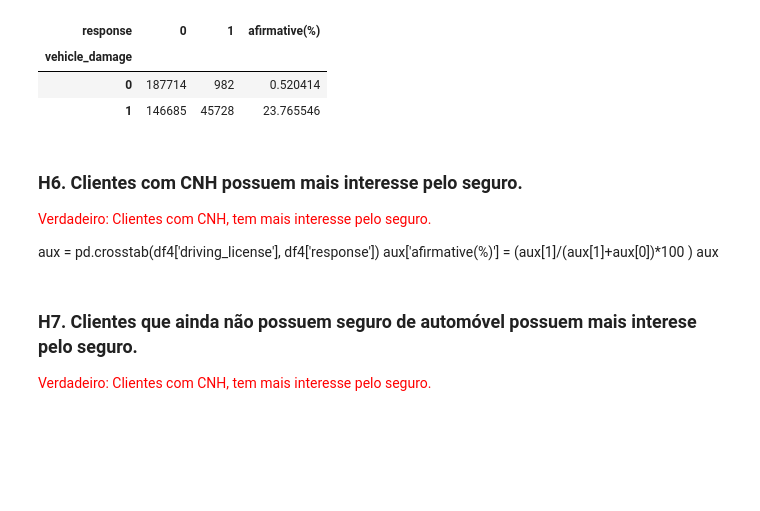
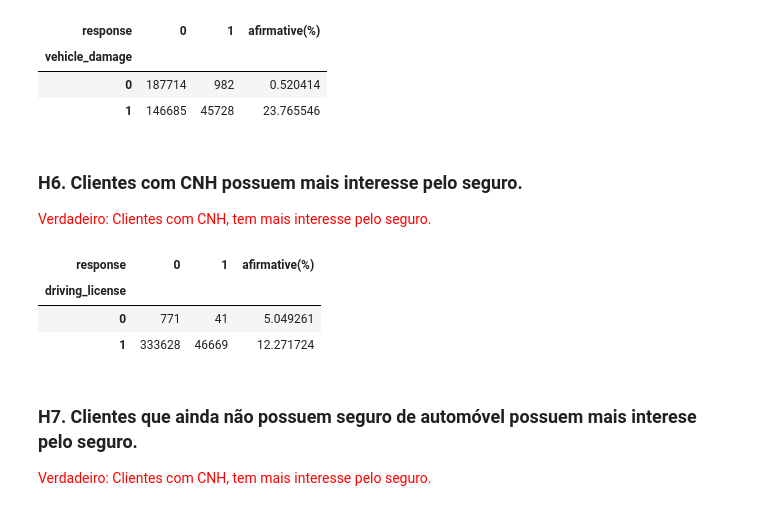
Before and after one commit to LucasAsilveira/PA04-Health-Insurance-Cross-Sell, a Jupyter notebook: Project_Health_Insurance.ipynb, the cells around one changed output. Saved outputs shown, nothing was run; the diff lists cells and outputs as text; code cells hidden in the pictures; blank space fills up the shorter version.

```diff
--- a/Project_Health_Insurance.ipynb
+++ b/Project_Health_Insurance.ipynb
@@ -864,10 +864,15 @@ aux
 # %% [markdown]
 ### H6. Clientes com CNH possuem mais interesse pelo seguro.
 <font color=red>Verdadeiro: Clientes com CNH, tem mais interesse pelo seguro.
-
-aux = pd.crosstab(df4['driving_license'], df4['response'])
-aux['afirmative(%)'] = (aux[1]/(aux[1]+aux[0])*100 )
-aux
+# %%
+aux = pd.crosstab(df4['driving_license'], df4['response'])
+aux['afirmative(%)'] = (aux[1]/(aux[1]+aux[0])*100 )
+aux
+# %% [output]
+| response | 0 | 1 | afirmative(%) |
+| driving_license |  |  |  |
+| 0 | 771 | 41 | 5.049261 |
+| 1 | 333628 | 46669 | 12.271724 |
 # %% [markdown]
 ### H7. Clientes que ainda não possuem seguro de automóvel possuem mais interese pelo seguro.
 <font color=red>Verdadeiro: Clientes com CNH, tem mais interesse pelo seguro.
```
